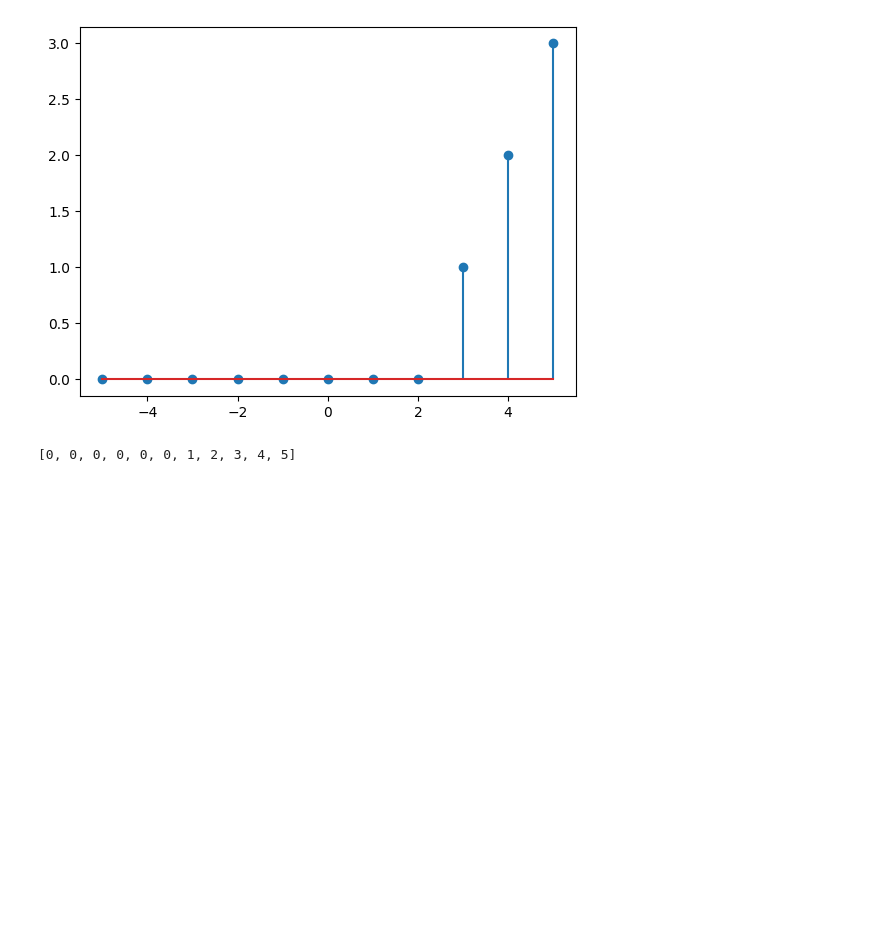
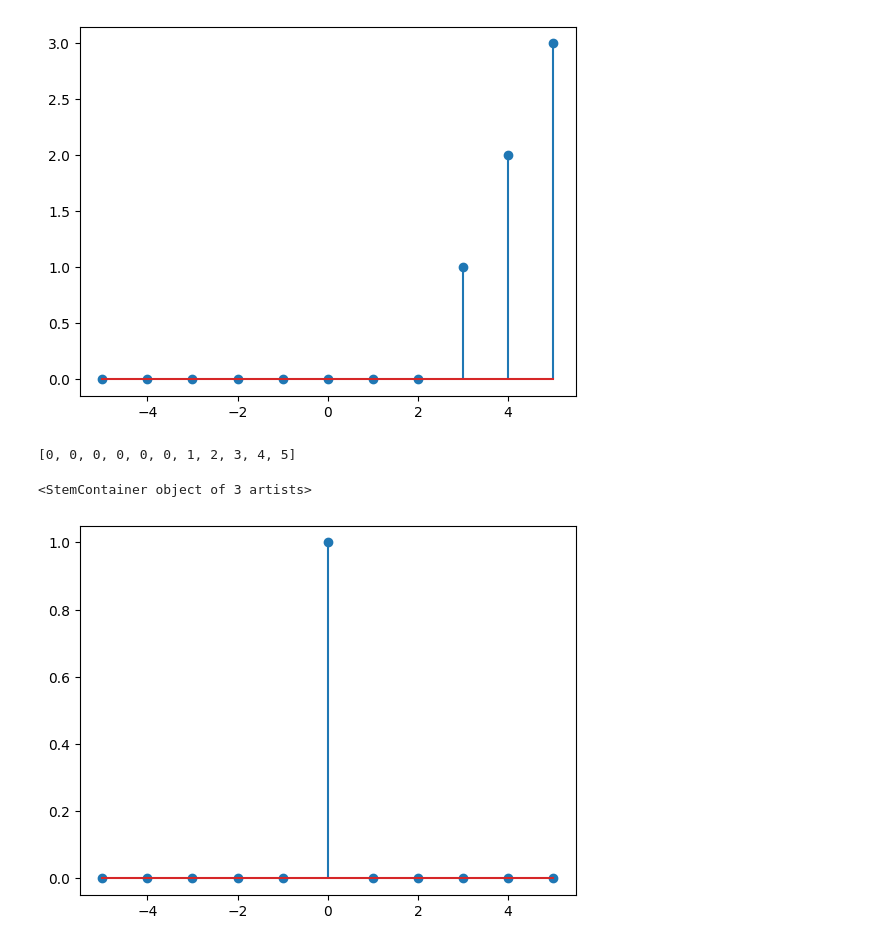
Before and after one commit to habibur-rahman-swe/DigitalSignalProcessing, a Jupyter notebook: DigitalSignalProcessing.ipynb, the cells around one changed output. Saved outputs shown, nothing was run; the diff lists cells and outputs as text; code cells hidden in the pictures; blank space fills up the shorter version.

```diff
--- a/DigitalSignalProcessing.ipynb
+++ b/DigitalSignalProcessing.ipynb
@@ -110,3 +110,9 @@ xn = [0 if x < 0 else x for x in n]
 xn
 # %% [output]
 [0, 0, 0, 0, 0, 0, 1, 2, 3, 4, 5]
+# %%
+xn = [1 if x == 0 else 0 for x in n]
+plt.stem(n, xn)
+# %% [output]
+<StemContainer object of 3 artists>
+[figure, added]
```
Also changed, not shown: parts of 8 cells of this notebook.
